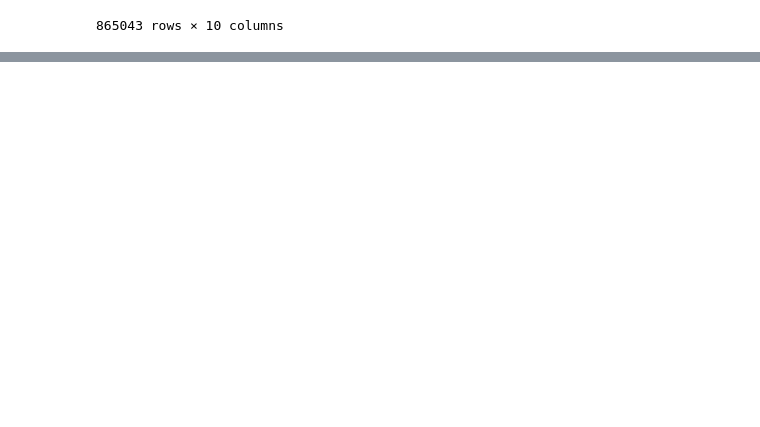
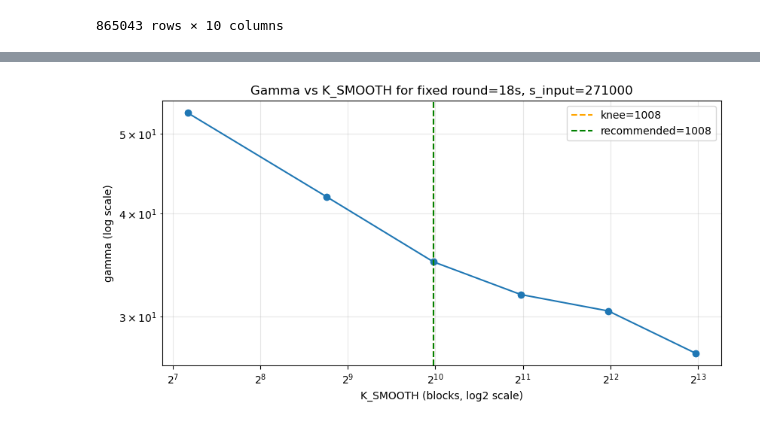
Before and after one commit to loicmiller/variable-mls, a Jupyter notebook: analysis/bitcoin-gamma-estimation.ipynb, the cells around one changed output, grey strips where cells are left out. Drawn from its saved outputs; the diff is of its cells as text; code cells hidden in the pictures; blank space fills up the shorter version.

```diff
--- a/analysis/bitcoin-gamma-estimation.ipynb
+++ b/analysis/bitcoin-gamma-estimation.ipynb
@@ -601,0 +977,76 @@ Computed combinations: 42
+# %%
+# K_SMOOTH selection helper for the fixed research setup (round=18s, s_input=271000).
+import numpy as np
+import matplotlib.pyplot as plt
+
+ROUND_SECONDS_REF = 18
+S_INPUT_REF = 271000
+K_GRID_REF = sorted(set(K_SMOOTH_GRID))
+
+if 'build_smooth_round_hashrate' not in globals():
+    raise RuntimeError('Run the smoothed-grid cell first to define build_smooth_round_hashrate().')
+
+median_block_seconds = float(df_valid['delta_t'].median())
+window_days_ref = (S_INPUT_REF * ROUND_SECONDS_REF) / 86400.0
+
+rows = []
+for k in K_GRID_REF:
+    local = build_smooth_round_hashrate(ROUND_SECONDS_REF, k_smooth=k)
+    gamma_k, _, _ = gamma_for_s_hashrate(local['hashrate_smooth'], S_INPUT_REF)
+    smoothing_days = (k * median_block_seconds) / 86400.0
+    rows.append({
+        'k_smooth': k,
+        'gamma': float(gamma_k),
+        'smoothing_days_est': smoothing_days,
+        'smoothing_share_of_window': smoothing_days / window_days_ref,
+    })
+
+k_choice_df = pd.DataFrame(rows).sort_values('k_smooth').reset_index(drop=True)
+k_choice_df['pct_change_vs_prev'] = k_choice_df['gamma'].pct_change() * 100.0
+
+# Knee-point heuristic on log-log curve (largest distance to line between endpoints).
+x = np.log10(k_choice_df['k_smooth'].to_numpy(dtype=float))
+y = np.log10(k_choice_df['gamma'].to_numpy(dtype=float))
+x0, y0 = x[0], y[0]
+x1, y1 = x[-1], y[-1]
+den = np.hypot(y1 - y0, x1 - x0)
+if den == 0:
+    dist = np.zeros_like(x)
+else:
+    # Distance from each point to endpoint line in log-log space.
+    dist = np.abs((y1 - y0) * x - (x1 - x0) * y + x1 * y0 - y1 * x0) / den
+knee_idx = int(np.argmax(dist))
+k_knee_value = pd.to_numeric(k_choice_df['k_smooth'], errors='raise').iloc[knee_idx]
+k_knee = int(float(k_knee_value))
+
+# Practical cap: avoid smoothing horizon beyond 50% of target gamma window.
+valid_cap = k_choice_df[k_choice_df['smoothing_share_of_window'] <= 0.5]
+if valid_cap.empty:
+    k_recommended = k_knee
+    cap_note = 'No K within 50% window cap; using knee directly.'
+else:
+    k_recommended = int(valid_cap[valid_cap['k_smooth'] >= k_knee]['k_smooth'].min() if (valid_cap['k_smooth'] >= k_knee).any() else valid_cap['k_smooth'].max())
+    cap_note = 'Recommended K is knee adjusted to stay within <=50% of target window.'
+
+print(f'Reference setup: round_seconds={ROUND_SECONDS_REF}, s_input={S_INPUT_REF}, window_days={window_days_ref:.2f}')
+print(f'Median block interval in data: {median_block_seconds:.2f}s')
+print(f'Knee candidate: K={k_knee}')
+print(f'Recommended K_SMOOTH: {k_recommended}')
+print(cap_note)
+
+fig, ax = plt.subplots(figsize=(8.5, 4.5))
+ax.plot(k_choice_df['k_smooth'], k_choice_df['gamma'], marker='o')
+ax.set_xscale('log', base=2)
+ax.set_yscale('log')
+ax.set_xlabel('K_SMOOTH (blocks, log2 scale)')
+ax.set_ylabel('gamma (log scale)')
+ax.set_title('Gamma vs K_SMOOTH for fixed round=18s, s_input=271000')
+ax.grid(True, which='both', alpha=0.3)
+ax.axvline(k_knee, color='orange', linestyle='--', label=f'knee={k_knee}')
+ax.axvline(k_recommended, color='green', linestyle='--', label=f'recommended={k_recommended}')
+ax.legend()
+plt.tight_layout()
+plt.show()
+
+k_choice_df
+# %% [output]
@@ -601,0 +1058 @@ Computed combinations: 42
+[figure, added]
```
Also changed, not shown: parts of 16 cells of this notebook, 6 other files.
